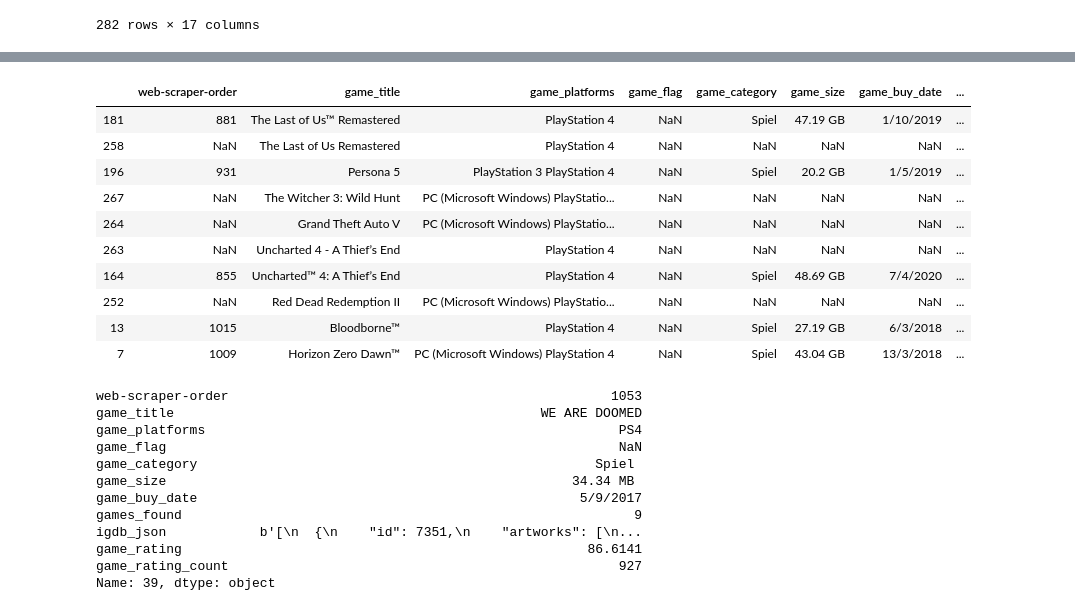
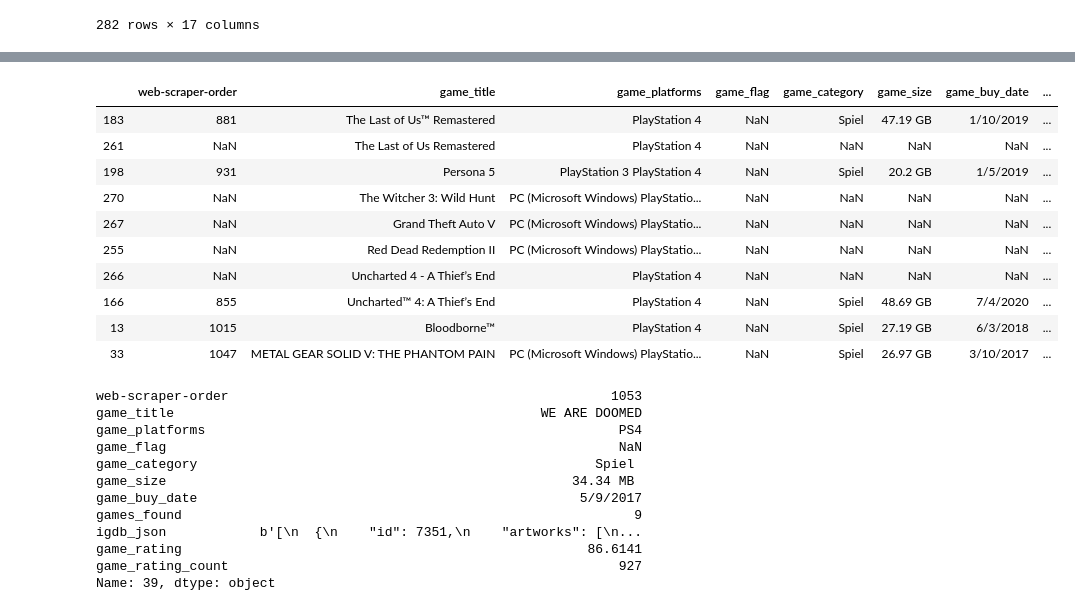
Before and after one commit to Nop287/game_db, a Jupyter notebook: build_game_db.ipynb, the cells around one changed output, grey strips where cells are left out. Drawn from its saved outputs; the diff is of its cells as text; code cells hidden in the pictures.

```diff
--- a/build_game_db.ipynb
+++ b/build_game_db.ipynb
@@ -326,9 +402,4 @@ Rise of the Tomb Raider :  290  ->  4
 # %%
-df_tmp = df_tmp_back.copy()
-
-# remove games which were not found on igdb
-df_tmp = df_tmp[df_tmp['igdb_json'].notna()]
-df_tmp.reset_index(inplace=True, drop=True)
 
 for idx in df_tmp.index:
     json_tmp = json.loads(df_tmp.iloc[idx].igdb_json)[0]
@@ -370,5 +443,5 @@ df_tmp
 # %%
-igdb_url = "https://api-v3.igdb.com/games"
+igdb_url = "https://api.igdb.com/v4/games"
 
 for idx, game_id in zip(df_tmp.index, df_tmp.game_igdb_id):
     igdb_data = (f'fields cover.*; where id={game_id};')
@@ -395,5 +470,5 @@ df_tmp
 # %%
-igdb_url = "https://api-v3.igdb.com/release_dates"
+igdb_url = "https://api.igdb.com/v4/release_dates"
 
 for idx, game_id in zip(df_tmp.index, df_tmp.game_igdb_id):
     igdb_data = (f'fields *; where game={game_id} & region=(1, 8) & platform=({igdb_id_ps4}, {igdb_id_psn});')
@@ -442,10 +523,6 @@ df_tmp
 # %%
-for idx, name in zip(df_tmp.index, df_tmp.game_title):
-    # first we replace the trademark and registered trademark signs which Sony really likes
-    # unfortunately they seem to confuse the search algorithms of the IGDB
-    name = name.replace(chr(8482), ' ')
-    name = name.replace(chr(174), ' ')
-
+for idx, name in zip(df_tmp.index, df_tmp.game_igdb_name):
+    # not sure if case sensitive und case insensitive gives better results. Try removing lower() from the name.
     results_list = HowLongToBeat().search(name.lower())
     if results_list is not None and len(results_list) > 0:
         best_element = max(results_list, key=lambda element: element.similarity)
@@ -457,6 +534,4 @@ for idx, name in zip(df_tmp.index, df_tmp.game_title):
             print(idx, " ", name, " -> ", best_element.gameplay_main_unit)
     else:
         print(idx, " ", name, " -> Not found!")
-
-df_tmp
 # %% [output]
@@ -506,17 +578,16 @@ df_tmp[df_tmp.igdb_release_date.isnull()]
 # %%
-# pd.set_option('display.max_rows', 500)
-
-df_tmp[df_tmp.game_rating_count > 20].sort_values("game_rating", ascending=False)[0:10]
+# The games with the highest ratings and a minimum number of ratings
+df_tmp[df_tmp.game_rating_count >= 5].sort_values("game_rating", ascending=False)[0:10]
 # %% [output]
 |  | web-scraper-order | game_title | game_platforms | game_flag | game_category | game_size | game_buy_date | ... |
-| 181 | 881 | The Last of Us™ Remastered | PlayStation 4 | NaN | Spiel | 47.19 GB | 1/10/2019 | ... |
-| 258 | NaN | The Last of Us Remastered | PlayStation 4 | NaN | NaN | NaN | NaN | ... |
-| 196 | 931 | Persona 5 | PlayStation 3 PlayStation 4 | NaN | Spiel | 20.2 GB | 1/5/2019 | ... |
-| 267 | NaN | The Witcher 3: Wild Hunt | PC (Microsoft Windows) PlayStatio... | NaN | NaN | NaN | NaN | ... |
-| 264 | NaN | Grand Theft Auto V | PC (Microsoft Windows) PlayStatio... | NaN | NaN | NaN | NaN | ... |
-| 263 | NaN | Uncharted 4 - A Thief’s End | PlayStation 4 | NaN | NaN | NaN | NaN | ... |
-| 164 | 855 | Uncharted™ 4: A Thief’s End | PlayStation 4 | NaN | Spiel | 48.69 GB | 7/4/2020 | ... |
-| 252 | NaN | Red Dead Redemption II | PC (Microsoft Windows) PlayStatio... | NaN | NaN | NaN | NaN | ... |
+| 183 | 881 | The Last of Us™ Remastered | PlayStation 4 | NaN | Spiel | 47.19 GB | 1/10/2019 | ... |
+| 261 | NaN | The Last of Us Remastered | PlayStation 4 | NaN | NaN | NaN | NaN | ... |
+| 198 | 931 | Persona 5 | PlayStation 3 PlayStation 4 | NaN | Spiel | 20.2 GB | 1/5/2019 | ... |
+| 270 | NaN | The Witcher 3: Wild Hunt | PC (Microsoft Windows) PlayStatio... | NaN | NaN | NaN | NaN | ... |
+| 267 | NaN | Grand Theft Auto V | PC (Microsoft Windows) PlayStatio... | NaN | NaN | NaN | NaN | ... |
+| 255 | NaN | Red Dead Redemption II | PC (Microsoft Windows) PlayStatio... | NaN | NaN | NaN | NaN | ... |
+| 266 | NaN | Uncharted 4 - A Thief’s End | PlayStation 4 | NaN | NaN | NaN | NaN | ... |
+| 166 | 855 | Uncharted™ 4: A Thief’s End | PlayStation 4 | NaN | Spiel | 48.69 GB | 7/4/2020 | ... |
 | 13 | 1015 | Bloodborne™ | PlayStation 4 | NaN | Spiel | 27.19 GB | 6/3/2018 | ... |
-| 7 | 1009 | Horizon Zero Dawn™ | PC (Microsoft Windows) PlayStation 4 | NaN | Spiel | 43.04 GB | 13/3/2018 | ... |
+| 33 | 1047 | METAL GEAR SOLID V: THE PHANTOM PAIN | PC (Microsoft Windows) PlayStatio... | NaN | Spiel | 26.97 GB | 3/10/2017 | ... |
 # %%
```
Also changed, not shown: parts of 32 cells of this notebook.
